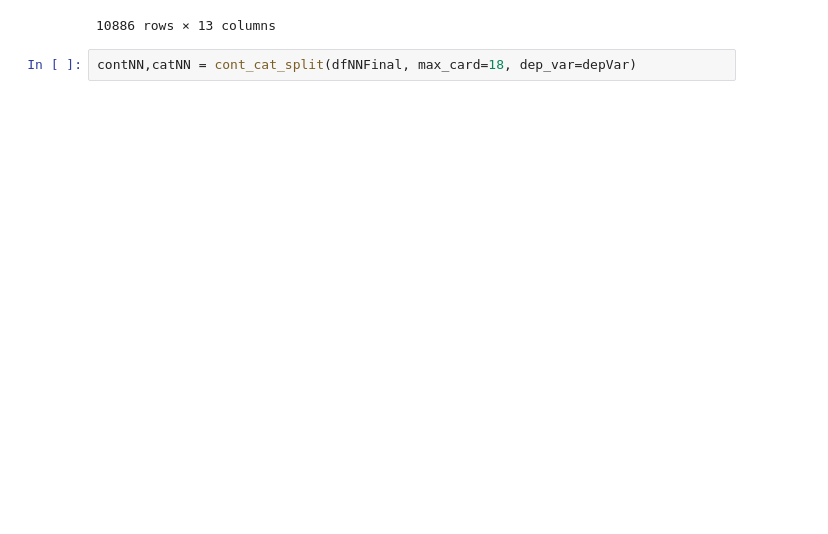
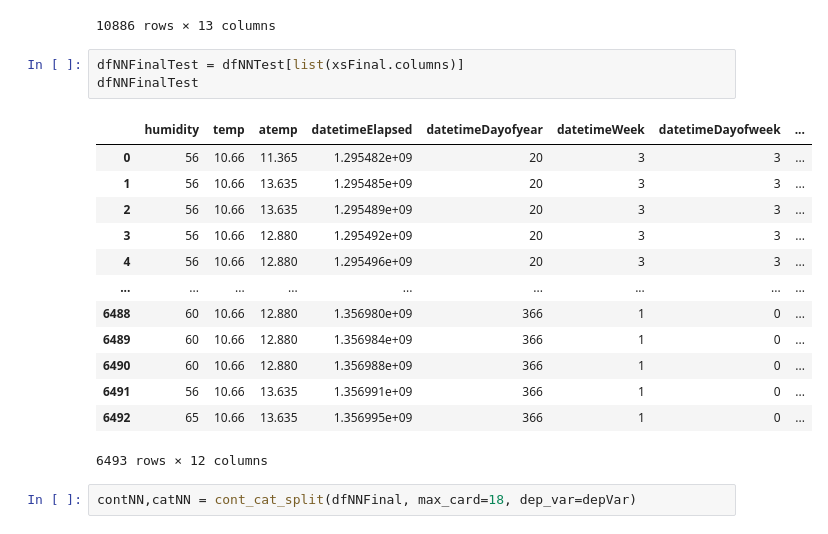
Before and after one commit to atticusmatticus/fastai_files, a Jupyter notebook: 09_bike_sharing.ipynb, the cells around one changed output. Saved outputs shown, nothing was run; the diff lists cells and outputs as text; blank space fills up the shorter version.

```diff
--- a/09_bike_sharing.ipynb
+++ b/09_bike_sharing.ipynb
@@ -743,5 +744,22 @@ dfNNFinal
 | 10884 | 61 | 13.94 | 17.425 | 1.355954e+09 | 354 | 51 | 2 | ... |
 | 10885 | 66 | 13.12 | 16.665 | 1.355958e+09 | 354 | 51 | 2 | ... |
 10886 rows × 13 columns
+# %%
+dfNNFinalTest = dfNNTest[list(xsFinal.columns)]
+dfNNFinalTest
+# %% [output]
+|  | humidity | temp | atemp | datetimeElapsed | datetimeDayofyear | datetimeWeek | datetimeDayofweek | ... |
+| 0 | 56 | 10.66 | 11.365 | 1.295482e+09 | 20 | 3 | 3 | ... |
+| 1 | 56 | 10.66 | 13.635 | 1.295485e+09 | 20 | 3 | 3 | ... |
+| 2 | 56 | 10.66 | 13.635 | 1.295489e+09 | 20 | 3 | 3 | ... |
+| 3 | 56 | 10.66 | 12.880 | 1.295492e+09 | 20 | 3 | 3 | ... |
+| 4 | 56 | 10.66 | 12.880 | 1.295496e+09 | 20 | 3 | 3 | ... |
+| ... | ... | ... | ... | ... | ... | ... | ... | ... |
+| 6488 | 60 | 10.66 | 12.880 | 1.356980e+09 | 366 | 1 | 0 | ... |
+| 6489 | 60 | 10.66 | 12.880 | 1.356984e+09 | 366 | 1 | 0 | ... |
+| 6490 | 60 | 10.66 | 12.880 | 1.356988e+09 | 366 | 1 | 0 | ... |
+| 6491 | 56 | 10.66 | 13.635 | 1.356991e+09 | 366 | 1 | 0 | ... |
+| 6492 | 65 | 10.66 | 13.635 | 1.356995e+09 | 366 | 1 | 0 | ... |
+6493 rows × 12 columns
 # %%
 contNN,catNN = cont_cat_split(dfNNFinal, max_card=18, dep_var=depVar)
```
Also changed, not shown: parts of 15 cells of this notebook.
